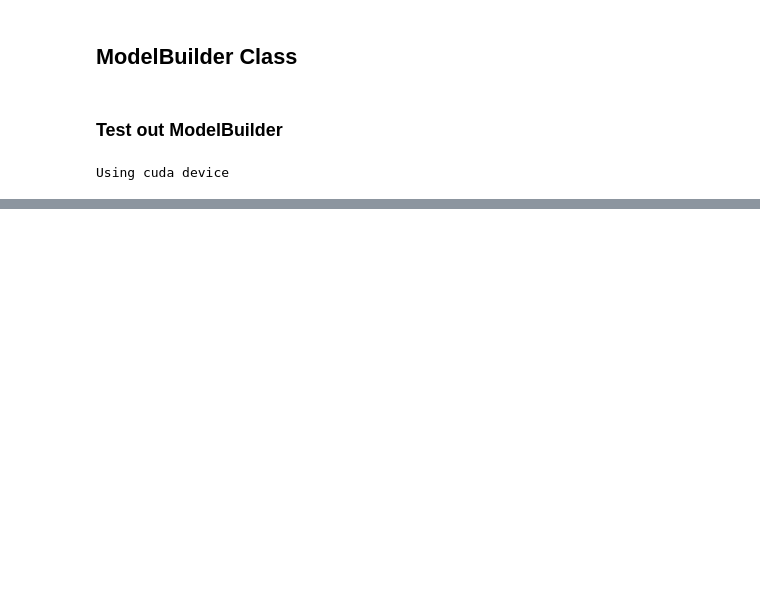
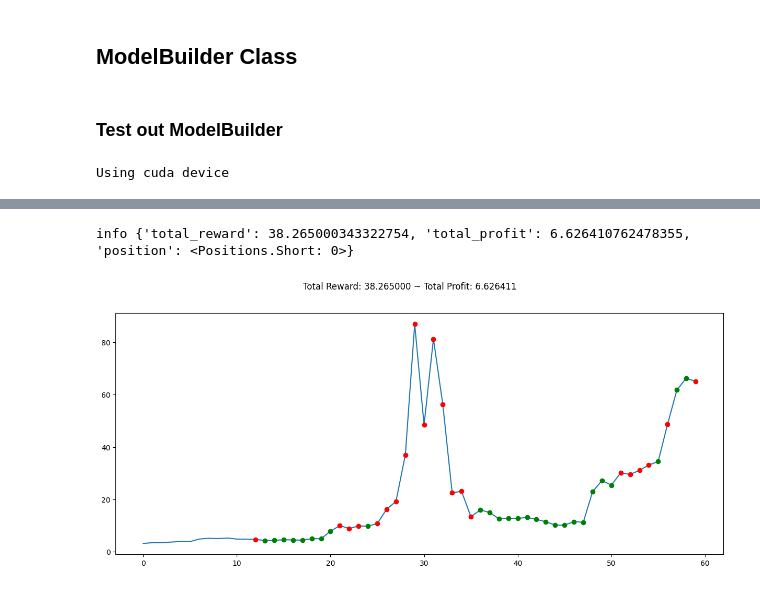
Before and after one commit to Pfannen/AI-Stock-Agent, a Jupyter notebook: notebooks/RL_trading_bot_test.ipynb, the cells around one changed output, grey strips where cells are left out. Saved outputs shown, nothing was run; the diff lists cells and outputs as text; code cells hidden in the pictures; blank space fills up the shorter version.

Commit message:
Tested new indicators and training model for longer

```diff
--- a/notebooks/RL_trading_bot_test.ipynb
+++ b/notebooks/RL_trading_bot_test.ipynb
@@ -265,0 +255,18 @@ info {'total_reward': 14.236007690429688, 'total_profit': 0.4321246465578321, 'p
+# %%
+GMEStockData = StockData(ticker="GME",
+                        start_date="03/16/2020",
+                        end_date="03/12/2021",
+                        interval="1d")
+# %%
+indicators = [
+    lambda df: (ta.sma(close=df['close'], length=12), "SMA_12"),
+    lambda df: (ta.rsi(close=df['close']), "RSI"),
+    lambda df: (ta.obv(close=df['close'], volume=df['volume']), "OBV")
+]
+gme_transformed_data = GMEStockData.add_indicators_to_data(indicators=indicators)
+# %%
+GMEModel = ModelBuilder(df=gme_transformed_data,
+                        window_size=12,
+                        train_percentage=0.8,
+                        eval_callback_freq=100000,
+                        model_save_path=model_save_path / 'gme_model')
@@ -265,0 +275,2 @@ info {'total_reward': 14.236007690429688, 'total_profit': 0.4321246465578321, 'p
+# %%
+GMEModel.train_model(timesteps=1000000)
@@ -265,0 +312,5 @@ info {'total_reward': 14.236007690429688, 'total_profit': 0.4321246465578321, 'p
+# %%
+GMEModel.test_model()
+# %% [output]
+info {'total_reward': 38.265000343322754, 'total_profit': 6.626410762478355, 'position': <Positions.Short: 0>}
+[figure, added]
```
Also changed, not shown: parts of 7 cells of this notebook.
